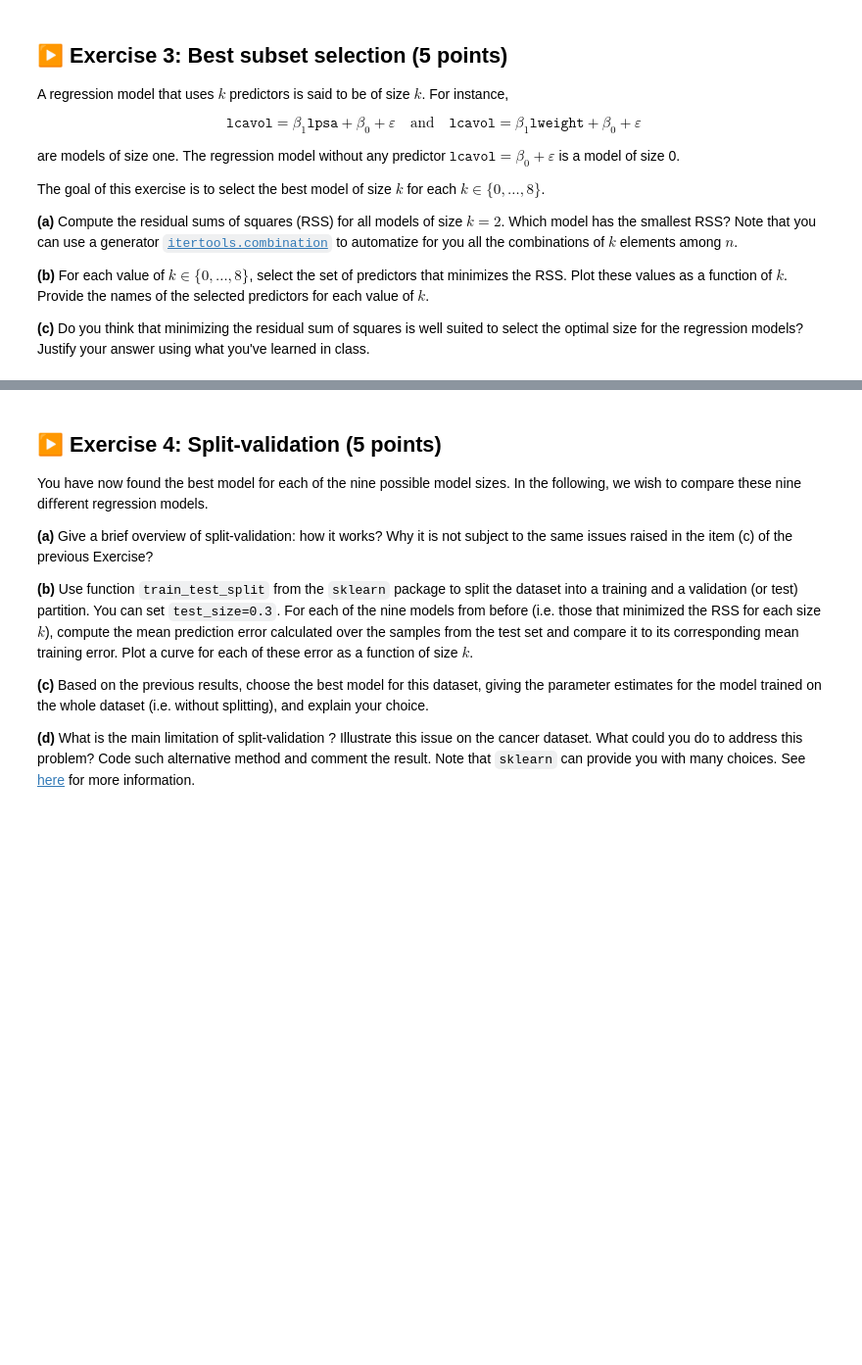
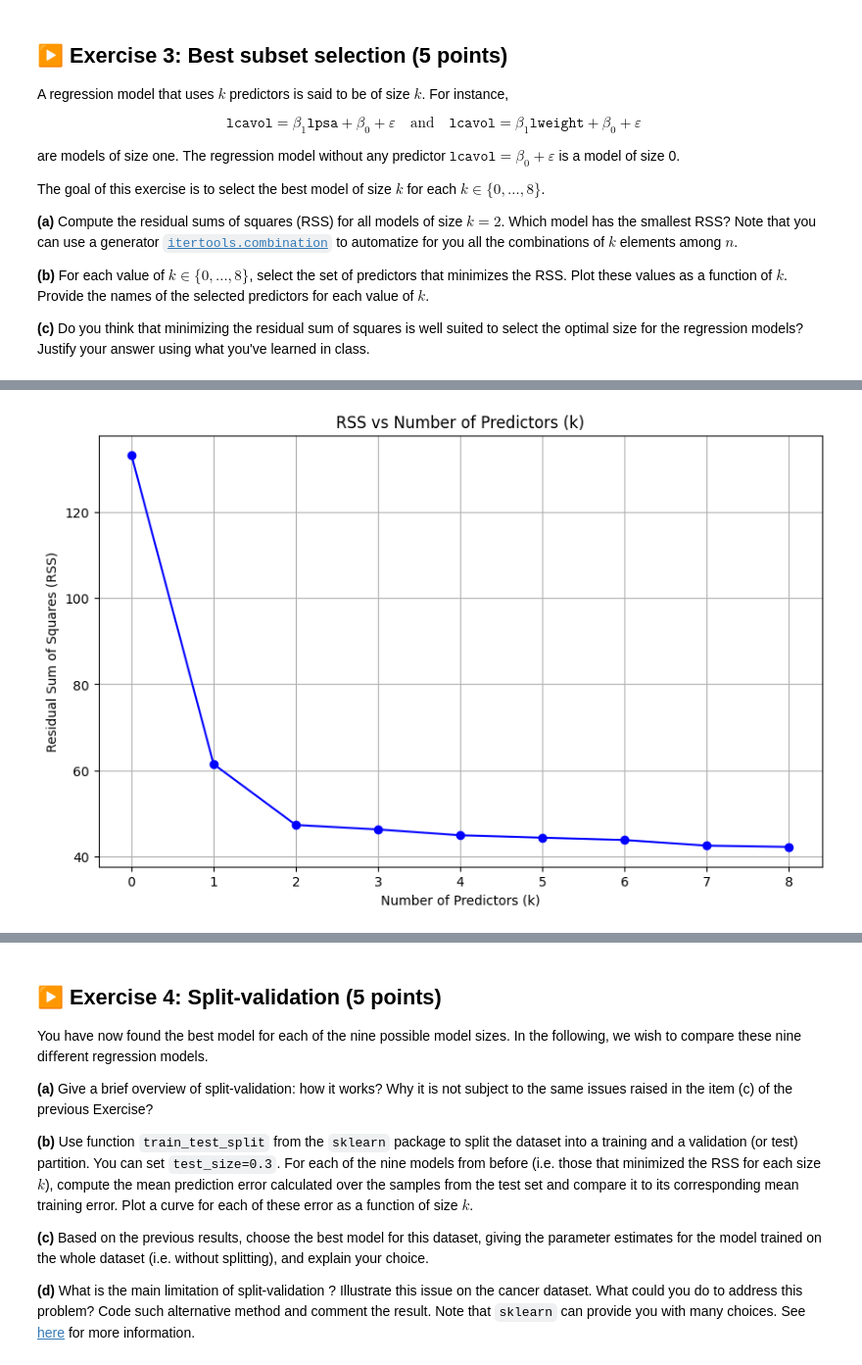
Before and after one commit to elgouijf/ISLA_TPs, a Jupyter notebook: TP1/TP1.ipynb, the cells around one changed output, grey strips where cells are left out. Shown at 98% size. Cells and saved outputs as stored; diff of their text form; code cells hidden in the pictures; blank space fills up the shorter version.

```diff
--- a/TP1/TP1.ipynb
+++ b/TP1/TP1.ipynb
@@ -760,0 +826,10 @@ The goal of this exercise is to select the best model of size $k$ for each $k \i
+# %%
+# b) RSS for all combinations of all sizes
+print("\nb) RSS for all combinations of all sizes and the best combinations for each k:\n")
+rss_par_k, best_combinations, min_rss = rss_ks()
+
+for k, rss_vals in rss_par_k.items():
+    print(f"Combinations for k={k}:")
+    print(pd.DataFrame(rss_vals, columns=["Predictors", "RSS"]))
+    print(f"k={k}: Best predictors: {best_combinations[k]} with RSS: {min_rss[k]}")
+    print()
@@ -760,0 +870,13 @@ The goal of this exercise is to select the best model of size $k$ for each $k \i
+# %%
+# Plotting the minimum RSS for each k
+plt.figure(figsize=(10, 6))
+plt.plot(list(min_rss.keys()), list(min_rss.values()), marker='o', linestyle='-', color='b')
+
+plt.title('RSS vs Number of Predictors (k)')
+plt.xlabel('Number of Predictors (k)')
+plt.ylabel('Residual Sum of Squares (RSS)')
+plt.xticks(list(min_rss.keys()))
+plt.grid(True)
+plt.show()
+# %% [output]
+[figure, added]
```
Also changed, not shown: parts of 18 cells of this notebook.
